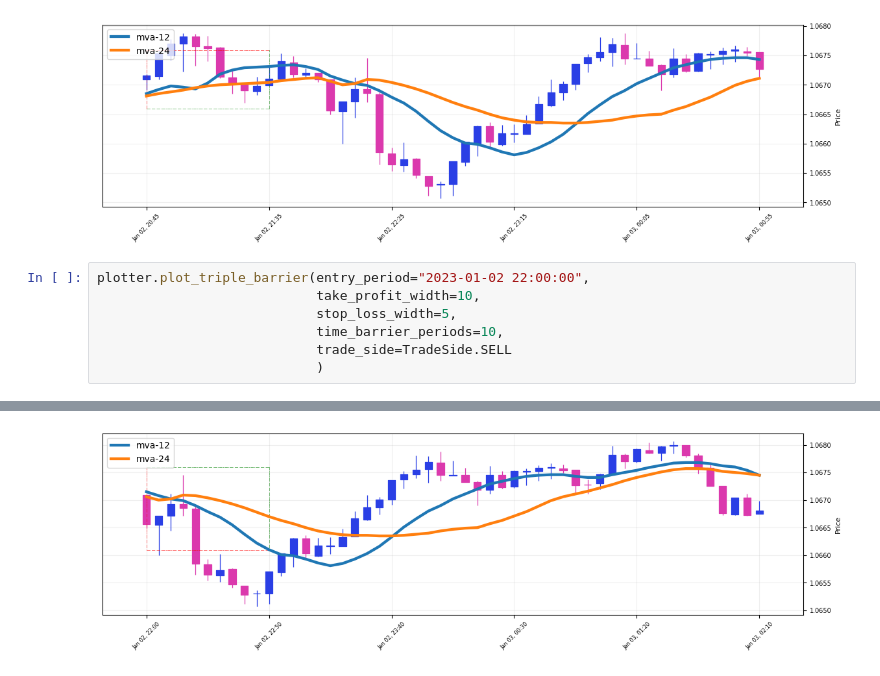
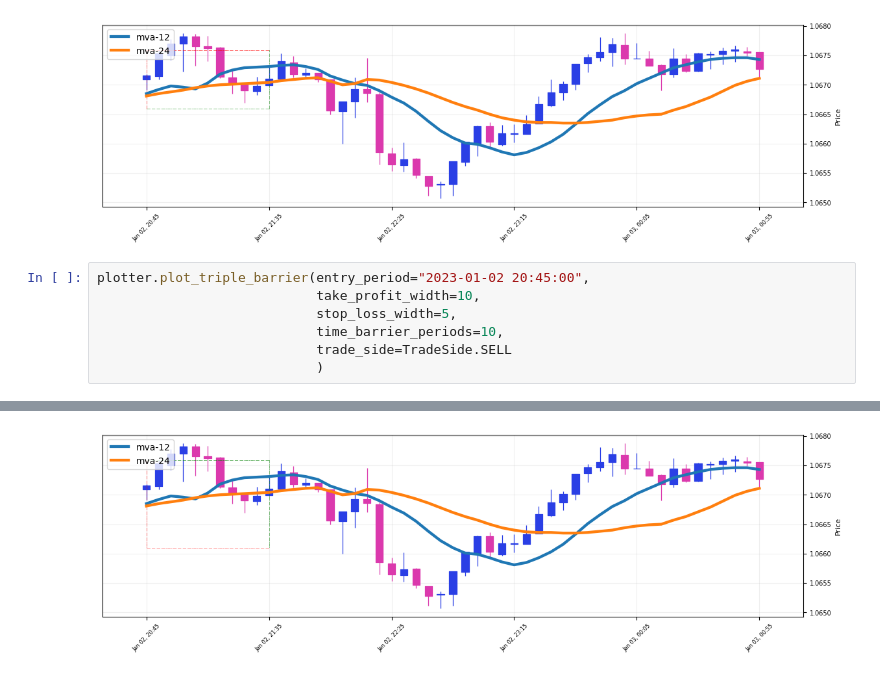
Before and after one commit to mchiuminatto/triple_barrier, a Jupyter notebook: docs/test_plot_triple_barrier.ipynb, the cells around one changed output, grey strips where cells are left out. Drawn from its saved outputs; the diff is of its cells as text.

```diff
--- a/docs/test_plot_triple_barrier.ipynb
+++ b/docs/test_plot_triple_barrier.ipynb
@@ -56,7 +56,7 @@ Stop loss 1.0665900000000001
 Time barrier 2023-01-02 21:35:00
 [figure]
 # %%
-plotter.plot_triple_barrier(entry_period="2023-01-02 22:00:00",
+plotter.plot_triple_barrier(entry_period="2023-01-02 20:45:00",
                             take_profit_width=10,
                             stop_loss_width=5,
                             time_barrier_periods=10,
@@ -71,4 +71,4 @@ Time barrier 2023-01-02 22:50:00
-[figure, old version]
+[figure, new version]
 # %%
 exit_mark_mask = price["exit"] == 1
 price.loc[exit_mark_mask, "exit-mark"] = price[exit_mark_mask]["low"] - 3/10000
```
Also changed, not shown: parts of 3 cells of this notebook, 4 other files.
